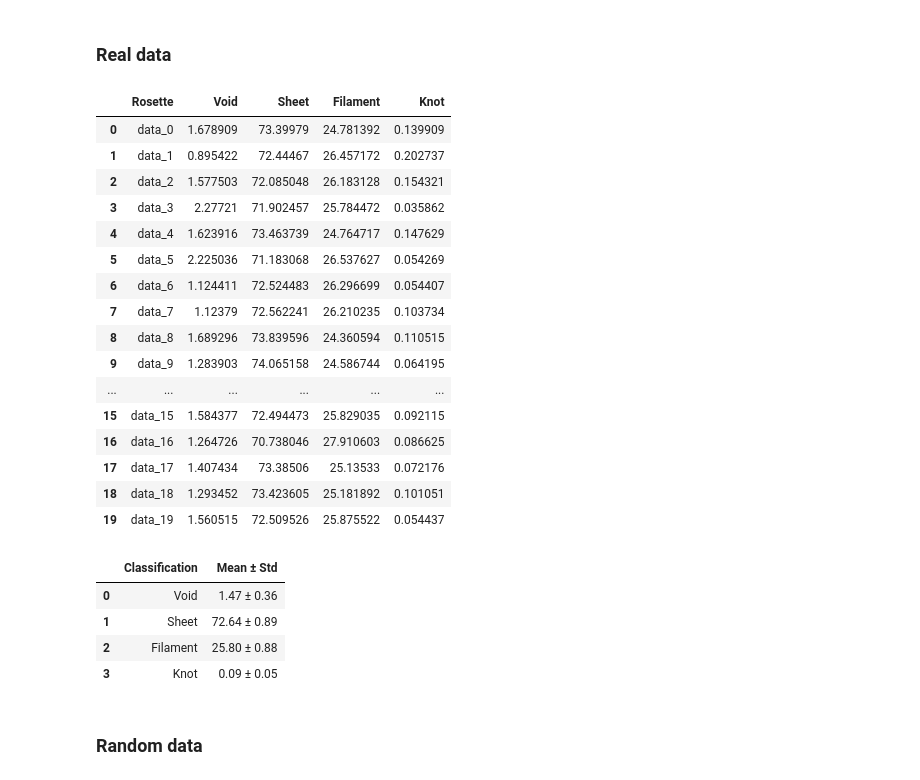
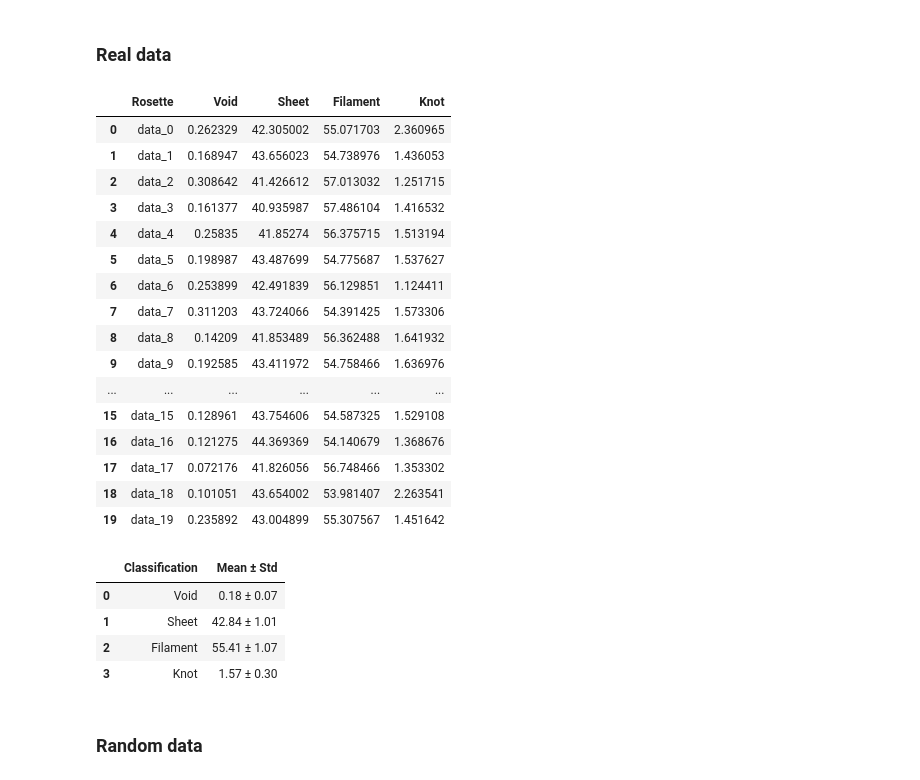
Before and after one commit to soguevaram/DESI, a Jupyter notebook: 20250704_Classification_LRG.ipynb, the cells around one changed output. Drawn from its saved outputs; the diff is of its cells as text; code cells hidden in the pictures.

Commit message:
Correction count fraction and axes

```diff
--- a/20250704_Classification_LRG.ipynb
+++ b/20250704_Classification_LRG.ipynb
@@ -196,33 +174,36 @@ count_fraction_rand = count_fraction(rand,'rand')
+# %%
+table_data, summary_data = count_fraction(data, 'data')
+table_rand, summary_rand = count_fraction(rand, 'rand')
 # %% [markdown]
 ### Real data
 # %%
-count_fraction_data[0]
+table_data
 # %% [output]
 |  | Rosette | Void | Sheet | Filament | Knot |
-| 0 | data_0 | 1.678909 | 73.39979 | 24.781392 | 0.139909 |
-| 1 | data_1 | 0.895422 | 72.44467 | 26.457172 | 0.202737 |
-| 2 | data_2 | 1.577503 | 72.085048 | 26.183128 | 0.154321 |
-| 3 | data_3 | 2.27721 | 71.902457 | 25.784472 | 0.035862 |
-| 4 | data_4 | 1.623916 | 73.463739 | 24.764717 | 0.147629 |
-| 5 | data_5 | 2.225036 | 71.183068 | 26.537627 | 0.054269 |
-| 6 | data_6 | 1.124411 | 72.524483 | 26.296699 | 0.054407 |
-| 7 | data_7 | 1.12379 | 72.562241 | 26.210235 | 0.103734 |
-| 8 | data_8 | 1.689296 | 73.839596 | 24.360594 | 0.110515 |
-| 9 | data_9 | 1.283903 | 74.065158 | 24.586744 | 0.064195 |
+| 0 | data_0 | 0.262329 | 42.305002 | 55.071703 | 2.360965 |
+| 1 | data_1 | 0.168947 | 43.656023 | 54.738976 | 1.436053 |
+| 2 | data_2 | 0.308642 | 41.426612 | 57.013032 | 1.251715 |
+| 3 | data_3 | 0.161377 | 40.935987 | 57.486104 | 1.416532 |
+| 4 | data_4 | 0.25835 | 41.85274 | 56.375715 | 1.513194 |
+| 5 | data_5 | 0.198987 | 43.487699 | 54.775687 | 1.537627 |
+| 6 | data_6 | 0.253899 | 42.491839 | 56.129851 | 1.124411 |
+| 7 | data_7 | 0.311203 | 43.724066 | 54.391425 | 1.573306 |
+| 8 | data_8 | 0.14209 | 41.853489 | 56.362488 | 1.641932 |
+| 9 | data_9 | 0.192585 | 43.411972 | 54.758466 | 1.636976 |
 | ... | ... | ... | ... | ... | ... |
-| 15 | data_15 | 1.584377 | 72.494473 | 25.829035 | 0.092115 |
-| 16 | data_16 | 1.264726 | 70.738046 | 27.910603 | 0.086625 |
-| 17 | data_17 | 1.407434 | 73.38506 | 25.13533 | 0.072176 |
-| 18 | data_18 | 1.293452 | 73.423605 | 25.181892 | 0.101051 |
-| 19 | data_19 | 1.560515 | 72.509526 | 25.875522 | 0.054437 |
+| 15 | data_15 | 0.128961 | 43.754606 | 54.587325 | 1.529108 |
+| 16 | data_16 | 0.121275 | 44.369369 | 54.140679 | 1.368676 |
+| 17 | data_17 | 0.072176 | 41.826056 | 56.748466 | 1.353302 |
+| 18 | data_18 | 0.101051 | 43.654002 | 53.981407 | 2.263541 |
+| 19 | data_19 | 0.235892 | 43.004899 | 55.307567 | 1.451642 |
 # %%
-count_fraction_data[1]
+summary_data
 # %% [output]
 |  | Classification | Mean ± Std |
-| 0 | Void | 1.47 ± 0.36 |
-| 1 | Sheet | 72.64 ± 0.89 |
-| 2 | Filament | 25.80 ± 0.88 |
-| 3 | Knot | 0.09 ± 0.05 |
+| 0 | Void | 0.18 ± 0.07 |
+| 1 | Sheet | 42.84 ± 1.01 |
+| 2 | Filament | 55.41 ± 1.07 |
+| 3 | Knot | 1.57 ± 0.30 |
 # %% [markdown]
 ### Random data
 # %%
```
Also changed, not shown: parts of 12 cells of this notebook.
